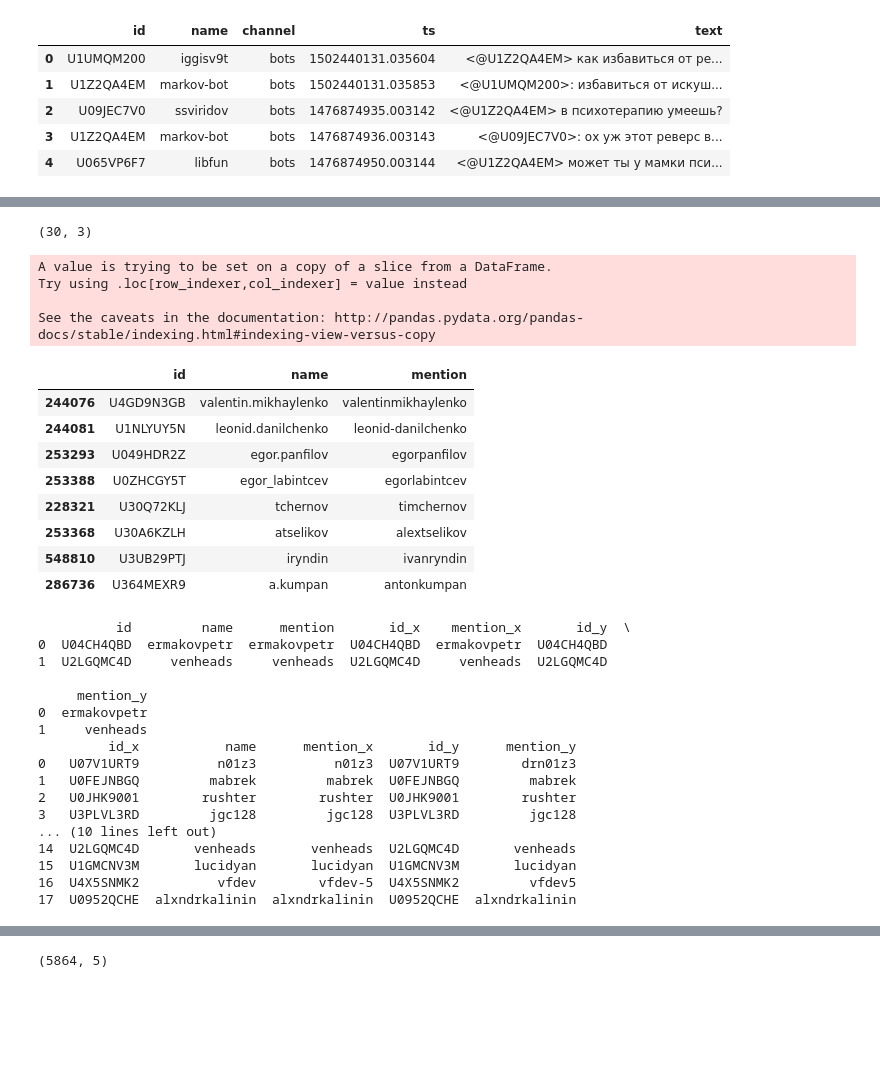
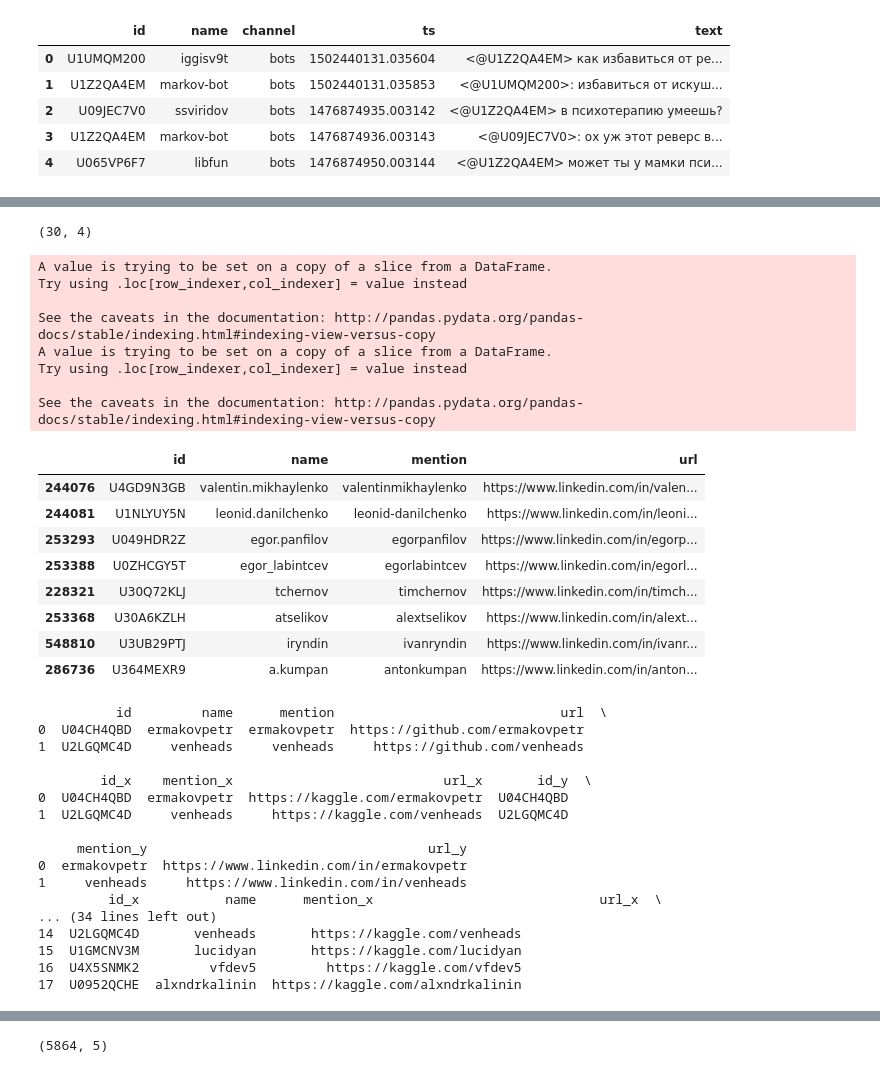
Before and after one commit to alexeyqu/ods-slack-data, a Jupyter notebook: db.ipynb, the cells around one changed output, grey strips where cells are left out. Cells and saved outputs as stored; diff of their text form; code cells hidden in the pictures; blank space fills up the shorter version.

```diff
--- a/db.ipynb
+++ b/db.ipynb
@@ -74,23 +74,25 @@ def get_levenstein(df, th):
                            (len(row['name']) > th  * 2 + 2 or len(row['mention']) > th * 2 + 2)), axis=1)]
 #     print(df_match.shape)
 #     print(df_match[df_match['name'] != df_match['mention']][['name', 'mention']].head())
-    return df_match[['id', 'name', 'mention']]
+    return df_match[['id', 'name', 'mention', 'url']]
 #     return df_match
 # %%
 github_regex = '<http[^>]*github.com/([^>/]+)'
 
 df_github = df[df.text.str.contains(github_regex)]
 df_github['mention'] = ''
+df_github['url'] = ''
 for index, row in df_github.iterrows():
     df_github.loc[index]['name'] = df_github.loc[index]['name'].lower()
     m = re.search(github_regex, row['text'])
     if m:
         df_github.loc[index]['mention'] = m.group(1).lower()
+        df_github.loc[index]['url'] = 'https://github.com/' + m.group(1).lower()
 
 
 # df_github_match = df_github[df_github.apply(lambda row: row['name'] == row['mention'], axis=1)]
 # df_github_match.shape
-github_match = pd.DataFrame(columns=['id', 'name', 'mention'])
+github_match = pd.DataFrame(columns=['id', 'name', 'mention', 'url'])
 
 for th in range(6):
     github_match = github_match.append(get_levenstein(df_github, th))
@@ -99,11 +101,13 @@ githubio_regex = '/(\w+).github.io'
 
 df_githubio = df[df.text.str.contains(githubio_regex)]
 df_githubio['mention'] = ''
+df_githubio['url'] = ''
 for index, row in df_githubio.iterrows():
     df_githubio.loc[index]['name'] = df_githubio.loc[index]['name'].lower()
     m = re.search(githubio_regex, row['text'])
     if m:
         df_githubio.loc[index]['mention'] = m.group(1).lower()
+        df_githubio.loc[index]['url'] = 'https://github.com/' + m.group(1).lower()
 
 for th in range(6):
     github_match = github_match.append(get_levenstein(df_githubio, th))
@@ -144,16 +156,18 @@ kaggle_regex = '<http[^>]*kaggle.com/([^>/]+)'
 
 df_kaggle = df[df.text.str.contains(kaggle_regex)]
 df_kaggle['mention'] = ''
+df_kaggle['url'] = ''
 for index, row in df_kaggle.iterrows():
     df_kaggle.loc[index]['name'] = df_kaggle.loc[index]['name'].lower()
     m = re.search(kaggle_regex, row['text'])
     if m:
         df_kaggle.loc[index]['mention'] = m.group(1).lower()
+        df_kaggle.loc[index]['url'] = 'https://kaggle.com/' +  m.group(1).lower()
 
 
 # df_kaggle_match = df_kaggle[df_kaggle.apply(lambda row: row['name'] == row['mention'], axis=1)]
 # df_kaggle_match.shape
-kaggle_match = pd.DataFrame(columns=['id', 'name', 'mention'])
+kaggle_match = pd.DataFrame(columns=['id', 'name', 'mention', 'url'])
 
 for th in range(6):
     kaggle_match = kaggle_match.append(get_levenstein(df_kaggle, th))
@@ -188,62 +206,68 @@ See the caveats in the documentation: http://pandas.pydata.org/pandas-docs/stabl
 # %%
 linkedin_regex = '<http[^>]*linkedin.com/in/([^>/]+)'
 
 df_linkedin = df[df.text.str.contains(linkedin_regex)]
 df_linkedin['mention'] = ''
+df_linkedin['url'] = ''
 for index, row in df_linkedin.iterrows():
     df_linkedin.loc[index]['name'] = df_linkedin.loc[index]['name'].lower()
     m = re.search(linkedin_regex, row['text'])
     if m:
         df_linkedin.loc[index]['mention'] = m.group(1).lower()
+        df_linkedin.loc[index]['url'] = 'https://www.linkedin.com/in/' + m.group(1).lower()
 
 
 # df_linkedin_match = df_linkedin[df_linkedin.apply(lambda row: row['name'] == row['mention'], axis=1)]
 # df_linkedin_match.shape
-linkedin_match = pd.DataFrame(columns=['id', 'name', 'mention'])
+linkedin_match = pd.DataFrame(columns=['id', 'name', 'mention', 'url'])
 
 for th in range(6):
     linkedin_match = linkedin_match.append(get_levenstein(df_linkedin, th))
 
 linkedin_match = linkedin_match.drop_duplicates()
 
 print(linkedin_match.shape)
 linkedin_match[linkedin_match['name'] != linkedin_match['mention']]
 # %% [output]
-(30, 3)
+(30, 4)
 A value is trying to be set on a copy of a slice from a DataFrame.
 Try using .loc[row_indexer,col_indexer] = value instead
 
 See the caveats in the documentation: http://pandas.pydata.org/pandas-docs/stable/indexing.html#indexing-view-versus-copy
+A value is trying to be set on a copy of a slice from a DataFrame.
+Try using .loc[row_indexer,col_indexer] = value instead
+
+See the caveats in the documentation: http://pandas.pydata.org/pandas-docs/stable/indexing.html#indexing-view-versus-copy
-|  | id | name | mention |
-| 244076 | U4GD9N3GB | valentin.mikhaylenko | valentinmikhaylenko |
-| 244081 | U1NLYUY5N | leonid.danilchenko | leonid-danilchenko |
-| 253293 | U049HDR2Z | egor.panfilov | egorpanfilov |
-| 253388 | U0ZHCGY5T | egor_labintcev | egorlabintcev |
-| 228321 | U30Q72KLJ | tchernov | timchernov |
-| 253368 | U30A6KZLH | atselikov | alextselikov |
-| 548810 | U3UB29PTJ | iryndin | ivanryndin |
-| 286736 | U364MEXR9 | a.kumpan | antonkumpan |
+|  | id | name | mention | url |
+| 244076 | U4GD9N3GB | valentin.mikhaylenko | valentinmikhaylenko | https://www.linkedin.com/in/valen... |
+| 244081 | U1NLYUY5N | leonid.danilchenko | leonid-danilchenko | https://www.linkedin.com/in/leoni... |
+| 253293 | U049HDR2Z | egor.panfilov | egorpanfilov | https://www.linkedin.com/in/egorp... |
+| 253388 | U0ZHCGY5T | egor_labintcev | egorlabintcev | https://www.linkedin.com/in/egorl... |
+| 228321 | U30Q72KLJ | tchernov | timchernov | https://www.linkedin.com/in/timch... |
+| 253368 | U30A6KZLH | atselikov | alextselikov | https://www.linkedin.com/in/alext... |
+| 548810 | U3UB29PTJ | iryndin | ivanryndin | https://www.linkedin.com/in/ivanr... |
+| 286736 | U364MEXR9 | a.kumpan | antonkumpan | https://www.linkedin.com/in/anton... |
 # %%
 best = github_match.merge(kaggle_match.merge(linkedin_match, how='inner', on=['name']), how='inner', on=['name'])
 print(best)
 best = github_match.merge(kaggle_match, how='inner', on=['name'])
 print(best)
 # %% [output]
-          id         name      mention       id_x    mention_x       id_y  \
-0  U04CH4QBD  ermakovpetr  ermakovpetr  U04CH4QBD  ermakovpetr  U04CH4QBD
-1  U2LGQMC4D     venheads     venheads  U2LGQMC4D     venheads  U2LGQMC4D
+          id         name      mention                             url  \
+0  U04CH4QBD  ermakovpetr  ermakovpetr  https://github.com/ermakovpetr
+1  U2LGQMC4D     venheads     venheads     https://github.com/venheads
 
-     mention_y
-0  ermakovpetr
-1     venheads
-         id_x           name      mention_x       id_y      mention_y
-0   U07V1URT9          n01z3          n01z3  U07V1URT9        drn01z3
-1   U0FEJNBGQ         mabrek         mabrek  U0FEJNBGQ         mabrek
-2   U0JHK9001        rushter        rushter  U0JHK9001        rushter
-3   U3PLVL3RD         jgc128         jgc128  U3PLVL3RD         jgc128
-... (10 lines left out)
-14  U2LGQMC4D       venheads       venheads  U2LGQMC4D       venheads
-15  U1GMCNV3M       lucidyan       lucidyan  U1GMCNV3M       lucidyan
-16  U4X5SNMK2          vfdev        vfdev-5  U4X5SNMK2         vfdev5
-17  U0952QCHE  alxndrkalinin  alxndrkalinin  U0952QCHE  alxndrkalinin
+        id_x    mention_x                           url_x       id_y  \
+0  U04CH4QBD  ermakovpetr  https://kaggle.com/ermakovpetr  U04CH4QBD
+1  U2LGQMC4D     venheads     https://kaggle.com/venheads  U2LGQMC4D
+
+     mention_y                                    url_y
+0  ermakovpetr  https://www.linkedin.com/in/ermakovpetr
+1     venheads     https://www.linkedin.com/in/venheads
+         id_x           name      mention_x                             url_x  \
+... (34 lines left out)
+14  U2LGQMC4D       venheads       https://kaggle.com/venheads
+15  U1GMCNV3M       lucidyan       https://kaggle.com/lucidyan
+16  U4X5SNMK2         vfdev5         https://kaggle.com/vfdev5
+17  U0952QCHE  alxndrkalinin  https://kaggle.com/alxndrkalinin
 # %%
```
Also changed, not shown: parts of 11 cells of this notebook.
